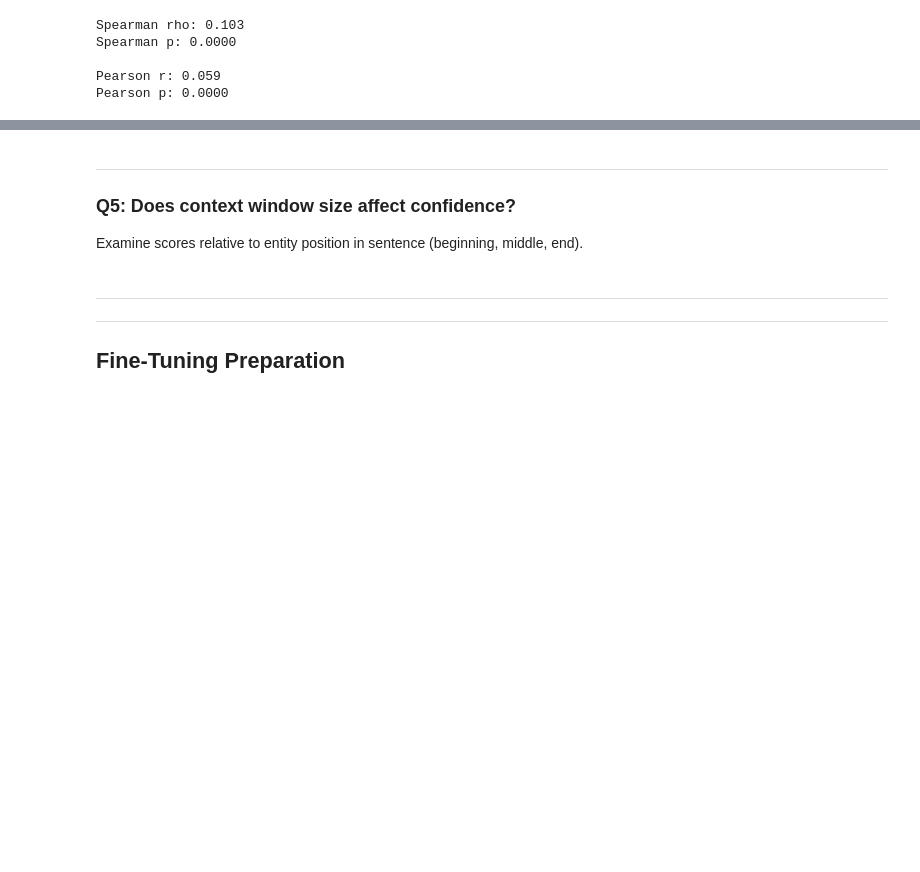
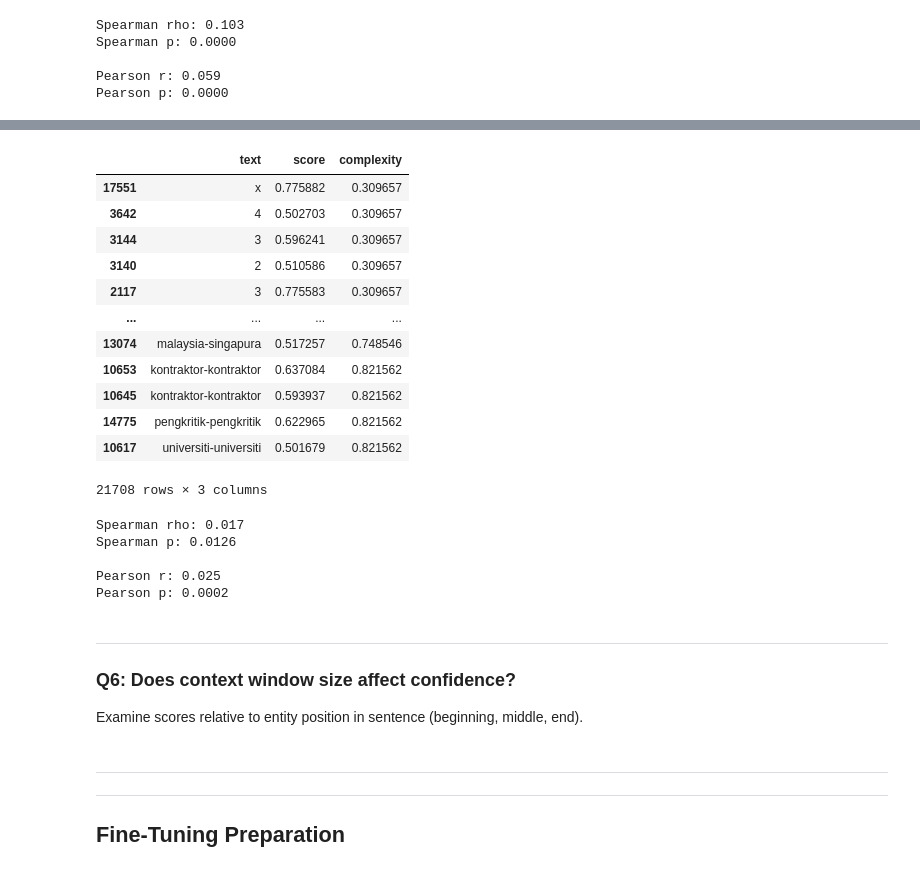
Before and after one commit to marifirfanibrahim/ner_news_malay, a Jupyter notebook: model_gliner/poor_conf_analysis.ipynb, the cells around one changed output, grey strips where cells are left out. Saved outputs shown, nothing was run; the diff lists cells and outputs as text; code cells hidden in the pictures; blank space fills up the shorter version.

```diff
--- a/model_gliner/poor_conf_analysis.ipynb
+++ b/model_gliner/poor_conf_analysis.ipynb
@@ -861,0 +922,47 @@ Pearson p: 0.0000
+# %%
+q5_complex_analysis = df[['text', 'score']].copy()
+# %%
+q5_complex_analysis = q5_complex_analysis.assign(
+    # word complexity
+    word_count = q5_complex_analysis['text'].str.split().str.len(),
+    unique_words = q5_complex_analysis['text'].apply(lambda x: len(set(x.split()))),
+    lexical_diversity = lambda x: x['unique_words'] / x['word_count'],
+
+    avg_word_length = q5_complex_analysis['text'].str.split().apply(
+        lambda words: sum(len(w) for w in words) / len(words) if words else 0),
+
+    # sentence complexity
+    sentence_count = q5_complex_analysis['text'].apply(
+        lambda x: len([s for s in x.split('.') if s.strip()])),
+
+    avg_sentence_length = lambda x: x['word_count'] / x['sentence_count'],
+
+    # Special character complexity
+    special_char_count = q5_complex_analysis['text'].apply(lambda x: sum(1 for char in x if not char.isalnum() and not char.isspace())),
+
+    special_char_ratio = lambda x: x['special_char_count'] / x['text'].str.len(),
+
+    # Combined complexity score (simple average)
+    complexity = lambda x: (
+        x['lexical_diversity'] +
+        x['avg_word_length'] / 10 +
+        np.log1p(x['avg_sentence_length']) / 5 +
+        x['special_char_ratio']
+    ) / 4
+)
+
+q5_complex_analysis[['text', 'score', 'complexity']].sort_values('complexity')
+# %% [output]
+|  | text | score | complexity |
+| 17551 | x | 0.775882 | 0.309657 |
+| 3642 | 4 | 0.502703 | 0.309657 |
+| 3144 | 3 | 0.596241 | 0.309657 |
+| 3140 | 2 | 0.510586 | 0.309657 |
+| 2117 | 3 | 0.775583 | 0.309657 |
+| ... | ... | ... | ... |
+| 13074 | malaysia-singapura | 0.517257 | 0.748546 |
+| 10653 | kontraktor-kontraktor | 0.637084 | 0.821562 |
+| 10645 | kontraktor-kontraktor | 0.593937 | 0.821562 |
+| 14775 | pengkritik-pengkritik | 0.622965 | 0.821562 |
+| 10617 | universiti-universiti | 0.501679 | 0.821562 |
+21708 rows × 3 columns
@@ -862,6 +981,17 @@ Pearson p: 0.0000
+# %%
+print(f"Spearman rho: {q5_spearman_rho:.3f}")
+print(f"Spearman p: {q5_p_spearman:.4f}\n")
+print(f"Pearson r: {q5_pearson_corr:.3f}")
+print(f"Pearson p: {q5_p_value:.4f}\n")
+# %% [output]
+Spearman rho: 0.017
+Spearman p: 0.0126
+
+Pearson r: 0.025
+Pearson p: 0.0002
 # %% [markdown]
 ---------
-### Q5: Does context window size affect confidence?
+### Q6: Does context window size affect confidence?
 Examine scores relative to entity position in sentence (beginning, middle, end).
 # %% [markdown]
 ---------
```
Also changed, not shown: parts of 24 cells of this notebook, 14 other files.
